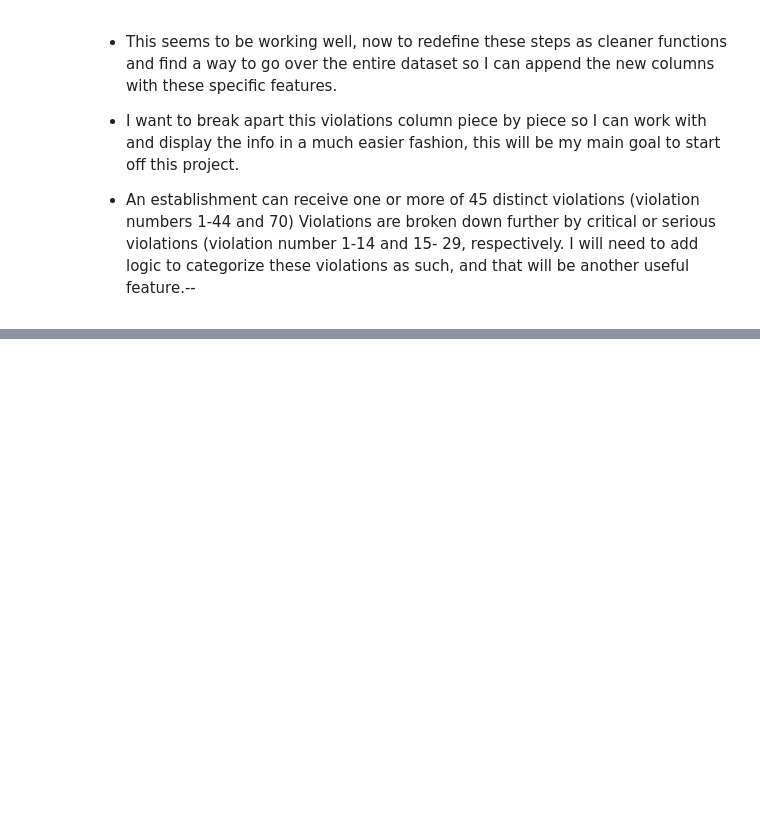
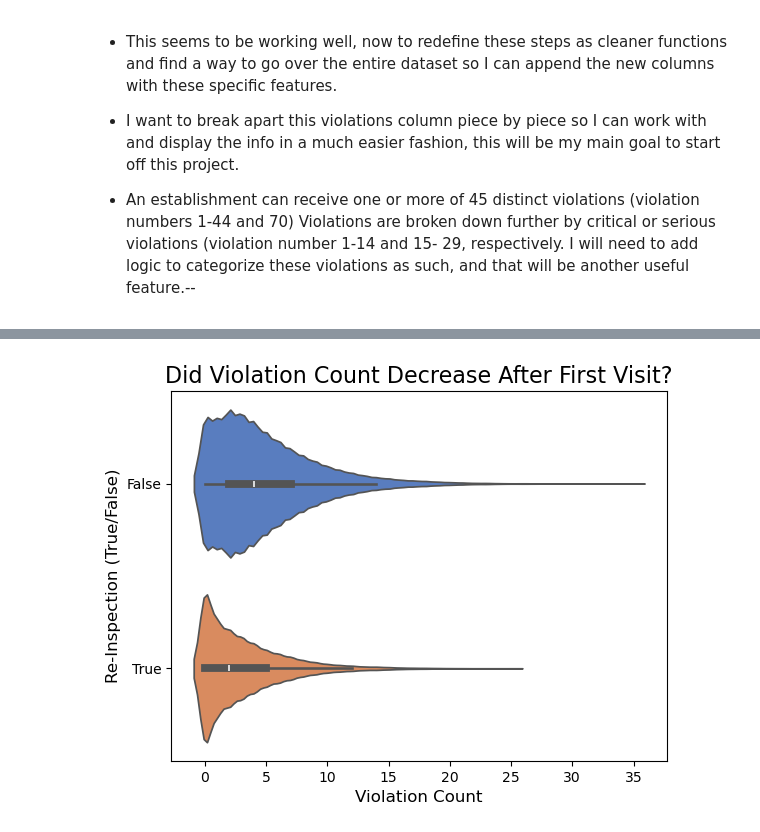
Before and after one commit to CharlesCro/food-inspections, a Jupyter notebook: part_02/EDA.ipynb, the cells around one changed output, grey strips where cells are left out. Cells and saved outputs as stored; diff of their text form; code cells hidden in the pictures; blank space fills up the shorter version.

```diff
--- a/part_02/EDA.ipynb
+++ b/part_02/EDA.ipynb
@@ -210,7 +237,7 @@ I can save it as a stretch goal to use NLP techniques to evaluate the `Comments`
 # %%
 # Test for loop to with print functions to see if my parsing methods are working properly
 
-filter = ~chicago['violations'].isnull()
+filter = chicago['violations'] != 'No Violations'
 for i, violations in enumerate(chicago[filter]['violations'][:3]):
     name = chicago[filter].iloc[i]['dba_name']
     date = chicago[filter].iloc[i]['inspection_date']
@@ -258,0 +288,21 @@ numbers 1-44 and 70) Violations are broken down further by critical or serious v
+# %%
+def process_violations(violations):
+    '''
+        This function will be applied to the violations column of the dataframe
+        and return the features I'd like to create.
+    '''
+
+    if violations != 'No Violations':
+        violations_list_str = violations.split(' | ')
+        violation_count = len(violations_list_str)
+        violations_list_code = [int(re.search(r'^\d{1,2}', v).group()) for v in violations_list_str]
+    else:
+        violation_count = 0
+        violations_list_code = []
+
+    return violation_count, violations_list_code
+# %%
+# Apply the function to the main dataframe to generate new columns
+chicago[['violation_count', 'violation_codes']] = chicago['violations'].apply(
+    lambda x: pd.Series(process_violations(x))
+)
@@ -258,0 +323,4 @@ numbers 1-44 and 70) Violations are broken down further by critical or serious v
+# %%
+# Next feature, whether the inspection is first or Re-Inspection
+chicago['is_reinspection'] = chicago['inspection_type'].str.contains('Re-Inspection')
+chicago.head(3)
@@ -258,0 +332,18 @@ numbers 1-44 and 70) Violations are broken down further by critical or serious v
+# %%
+# Distribution of violation count depending if it is reinspection
+sns.violinplot(
+    data=chicago,
+    x='violation_count',
+    y='is_reinspection',
+    palette='muted',
+    hue = 'is_reinspection',
+    orient='h',
+    legend = False
+)
+
+# Customize plot labels
+plt.title('Did Violation Count Decrease After First Visit?', fontsize=16)
+plt.xlabel('Violation Count', fontsize=12)
+plt.ylabel('Re-Inspection (True/False)', fontsize=12);
+# %% [output]
+[figure, added]
```
Also changed, not shown: parts of 16 cells of this notebook.
